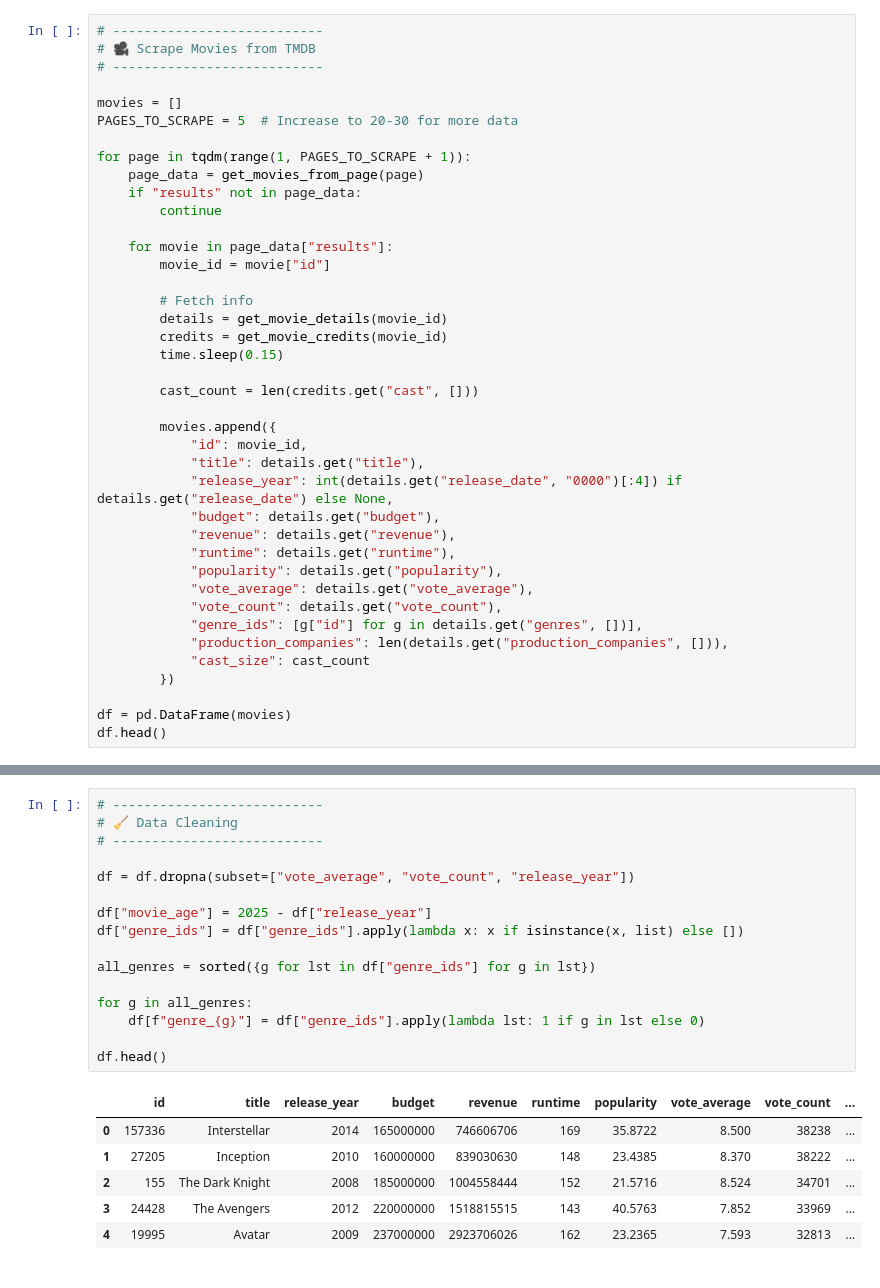
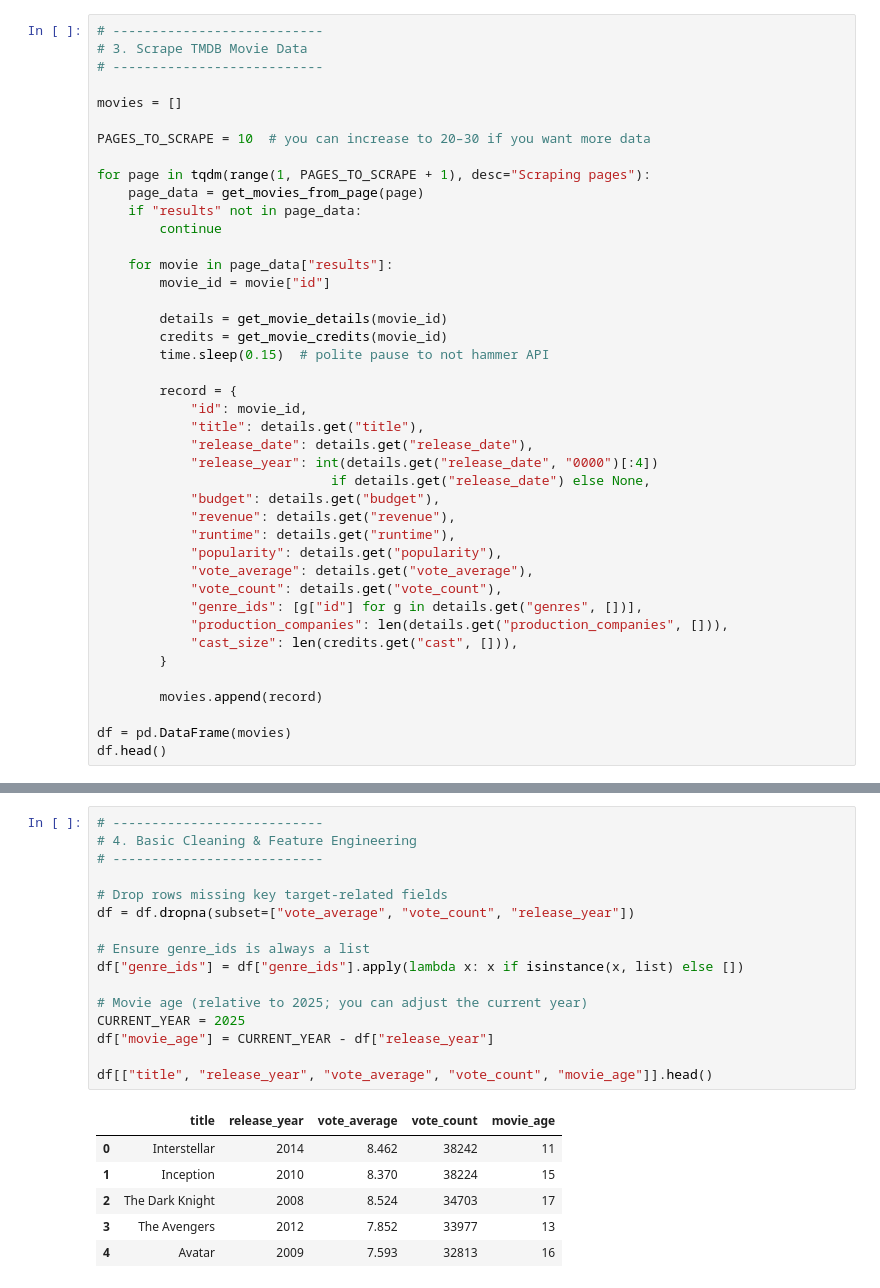
Before and after one commit to Kwanjk/tmdb-supervised-learning, a Jupyter notebook: TimelessMovie.ipynb, the cells around one changed output, grey strips where cells are left out. Drawn from its saved outputs; the diff is of its cells as text.

```diff
--- a/TimelessMovie.ipynb
+++ b/TimelessMovie.ipynb
@@ -57,13 +70,14 @@ def get_movie_credits(movie_id):
     return requests.get(url, params=params).json()
 # %%
 # ---------------------------
-# 🎥 Scrape Movies from TMDB
+# 3. Scrape TMDB Movie Data
 # ---------------------------
 
 movies = []
-PAGES_TO_SCRAPE = 5  # Increase to 20-30 for more data
 
-for page in tqdm(range(1, PAGES_TO_SCRAPE + 1)):
+PAGES_TO_SCRAPE = 10  # you can increase to 20–30 if you want more data
+
+for page in tqdm(range(1, PAGES_TO_SCRAPE + 1), desc="Scraping pages"):
     page_data = get_movies_from_page(page)
     if "results" not in page_data:
         continue
@@ -71,17 +85,16 @@ for page in tqdm(range(1, PAGES_TO_SCRAPE + 1)):
     for movie in page_data["results"]:
         movie_id = movie["id"]
 
-        # Fetch info
         details = get_movie_details(movie_id)
         credits = get_movie_credits(movie_id)
-        time.sleep(0.15)
+        time.sleep(0.15)  # polite pause to not hammer API
 
-        cast_count = len(credits.get("cast", []))
-
-        movies.append({
+        record = {
             "id": movie_id,
             "title": details.get("title"),
-            "release_year": int(details.get("release_date", "0000")[:4]) if details.get("release_date") else None,
+            "release_date": details.get("release_date"),
+            "release_year": int(details.get("release_date", "0000")[:4])
+                              if details.get("release_date") else None,
             "budget": details.get("budget"),
             "revenue": details.get("revenue"),
             "runtime": details.get("runtime"),
@@ -90,8 +103,10 @@ for page in tqdm(range(1, PAGES_TO_SCRAPE + 1)):
             "vote_count": details.get("vote_count"),
             "genre_ids": [g["id"] for g in details.get("genres", [])],
             "production_companies": len(details.get("production_companies", [])),
-            "cast_size": cast_count
-        })
+            "cast_size": len(credits.get("cast", [])),
+        }
+
+        movies.append(record)
 
 df = pd.DataFrame(movies)
 df.head()
@@ -105,23 +120,23 @@ df.head()
 # %%
 # ---------------------------
-# 🧹 Data Cleaning
+# 4. Basic Cleaning & Feature Engineering
 # ---------------------------
 
+# Drop rows missing key target-related fields
 df = df.dropna(subset=["vote_average", "vote_count", "release_year"])
 
-df["movie_age"] = 2025 - df["release_year"]
+# Ensure genre_ids is always a list
 df["genre_ids"] = df["genre_ids"].apply(lambda x: x if isinstance(x, list) else [])
 
-all_genres = sorted({g for lst in df["genre_ids"] for g in lst})
+# Movie age (relative to 2025; you can adjust the current year)
+CURRENT_YEAR = 2025
+df["movie_age"] = CURRENT_YEAR - df["release_year"]
 
-for g in all_genres:
-    df[f"genre_{g}"] = df["genre_ids"].apply(lambda lst: 1 if g in lst else 0)
-
-df.head()
+df[["title", "release_year", "vote_average", "vote_count", "movie_age"]].head()
 # %% [output]
-|  | id | title | release_year | budget | revenue | runtime | popularity | vote_average | vote_count | ... |
-| 0 | 157336 | Interstellar | 2014 | 165000000 | 746606706 | 169 | 35.8722 | 8.500 | 38238 | ... |
-| 1 | 27205 | Inception | 2010 | 160000000 | 839030630 | 148 | 23.4385 | 8.370 | 38222 | ... |
-| 2 | 155 | The Dark Knight | 2008 | 185000000 | 1004558444 | 152 | 21.5716 | 8.524 | 34701 | ... |
-| 3 | 24428 | The Avengers | 2012 | 220000000 | 1518815515 | 143 | 40.5763 | 7.852 | 33969 | ... |
-| 4 | 19995 | Avatar | 2009 | 237000000 | 2923706026 | 162 | 23.2365 | 7.593 | 32813 | ... |
+|  | title | release_year | vote_average | vote_count | movie_age |
+| 0 | Interstellar | 2014 | 8.462 | 38242 | 11 |
+| 1 | Inception | 2010 | 8.370 | 38224 | 15 |
+| 2 | The Dark Knight | 2008 | 8.524 | 34703 | 17 |
+| 3 | The Avengers | 2012 | 7.852 | 33977 | 13 |
+| 4 | Avatar | 2009 | 7.593 | 32813 | 16 |
```
Also changed, not shown: parts of 31 cells of this notebook, 1 other file.
